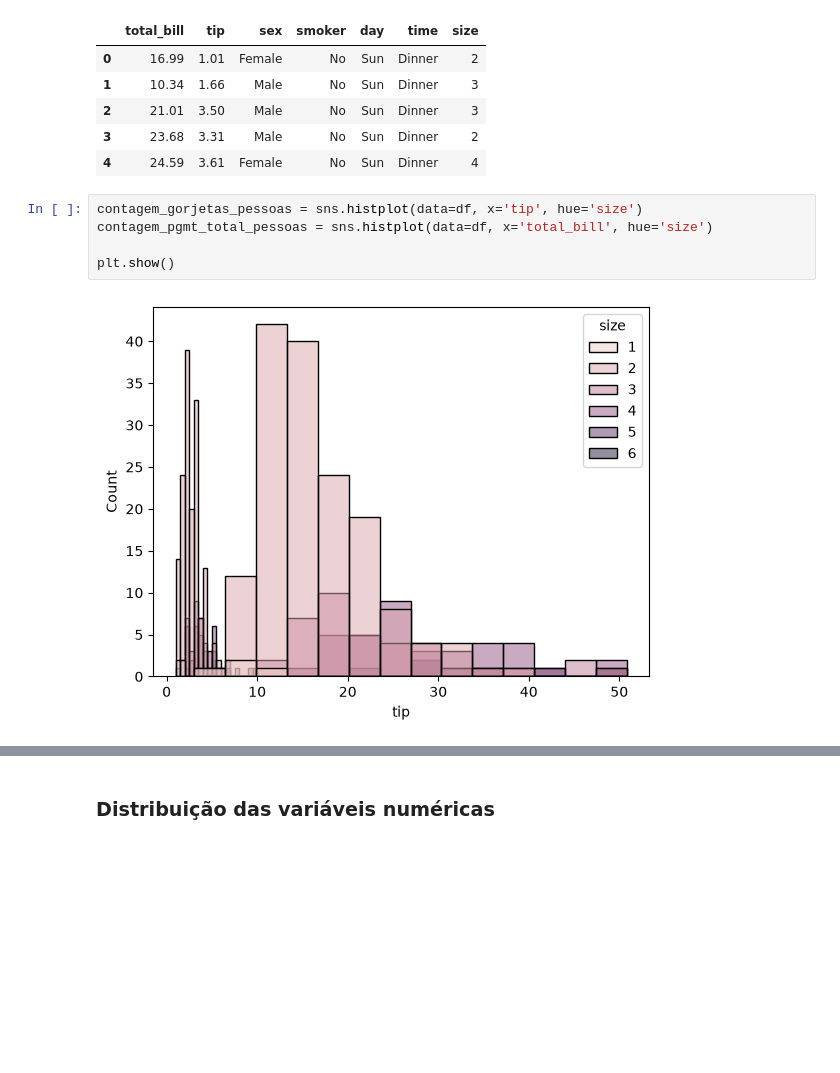
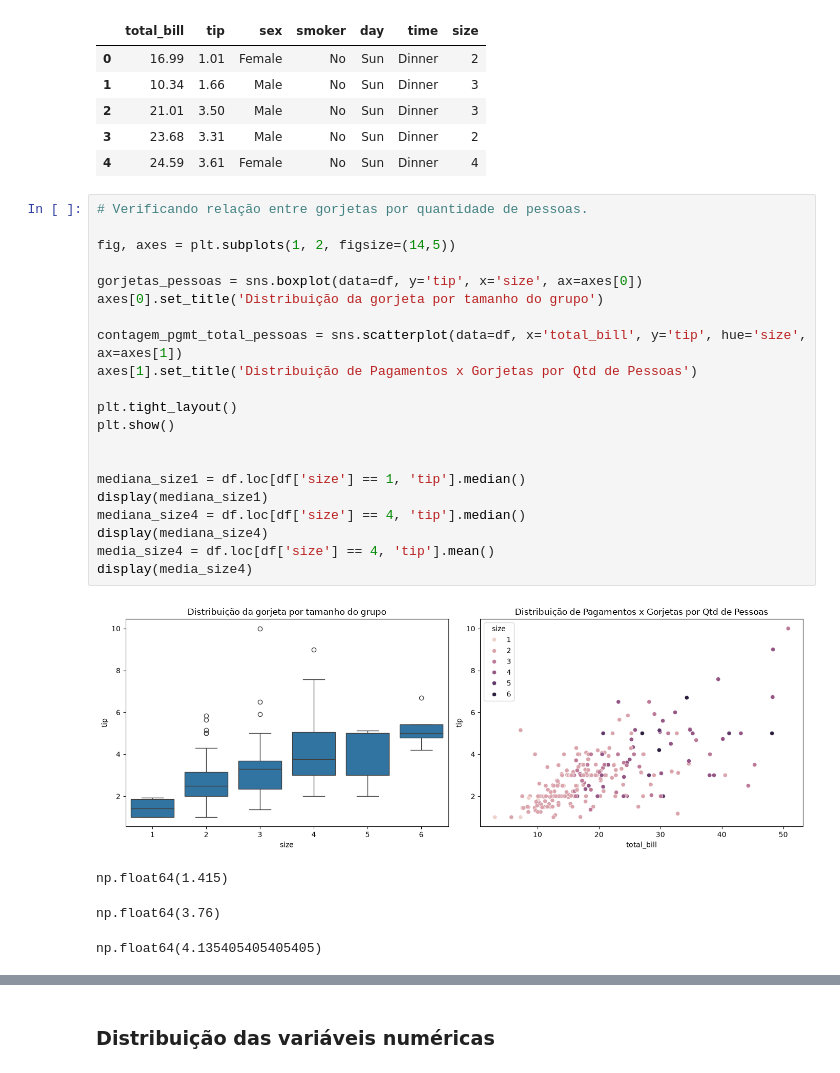
Before and after one commit to EledilsonB/Analises_gorjetas, a Jupyter notebook: notebooks/visualizacao.ipynb, the cells around one changed output, grey strips where cells are left out. Drawn from its saved outputs; the diff is of its cells as text; blank space fills up the shorter version.

```diff
--- a/notebooks/visualizacao.ipynb
+++ b/notebooks/visualizacao.ipynb
@@ -15,9 +15,28 @@ df.head()
 | 3 | 23.68 | 3.31 | Male | No | Sun | Dinner | 2 |
 | 4 | 24.59 | 3.61 | Female | No | Sun | Dinner | 4 |
 # %%
-contagem_gorjetas_pessoas = sns.histplot(data=df, x='tip', hue='size')
-contagem_pgmt_total_pessoas = sns.histplot(data=df, x='total_bill', hue='size')
+# Verificando relação entre gorjetas por quantidade de pessoas.
 
+fig, axes = plt.subplots(1, 2, figsize=(14,5))
+
+gorjetas_pessoas = sns.boxplot(data=df, y='tip', x='size', ax=axes[0])
+axes[0].set_title('Distribuição da gorjeta por tamanho do grupo')
+
+contagem_pgmt_total_pessoas = sns.scatterplot(data=df, x='total_bill', y='tip', hue='size', ax=axes[1])
+axes[1].set_title('Distribuição de Pagamentos x Gorjetas por Qtd de Pessoas')
+
+plt.tight_layout()
 plt.show()
+
+
+mediana_size1 = df.loc[df['size'] == 1, 'tip'].median()
+display(mediana_size1)
+mediana_size4 = df.loc[df['size'] == 4, 'tip'].median()
+display(mediana_size4)
+media_size4 = df.loc[df['size'] == 4, 'tip'].mean()
+display(media_size4)
 # %% [output]
-[figure, old version]
+[figure, new version]
+np.float64(1.415)
+np.float64(3.76)
+np.float64(4.135405405405405)
```
Also changed, not shown: parts of 6 cells of this notebook, 1 other file.
